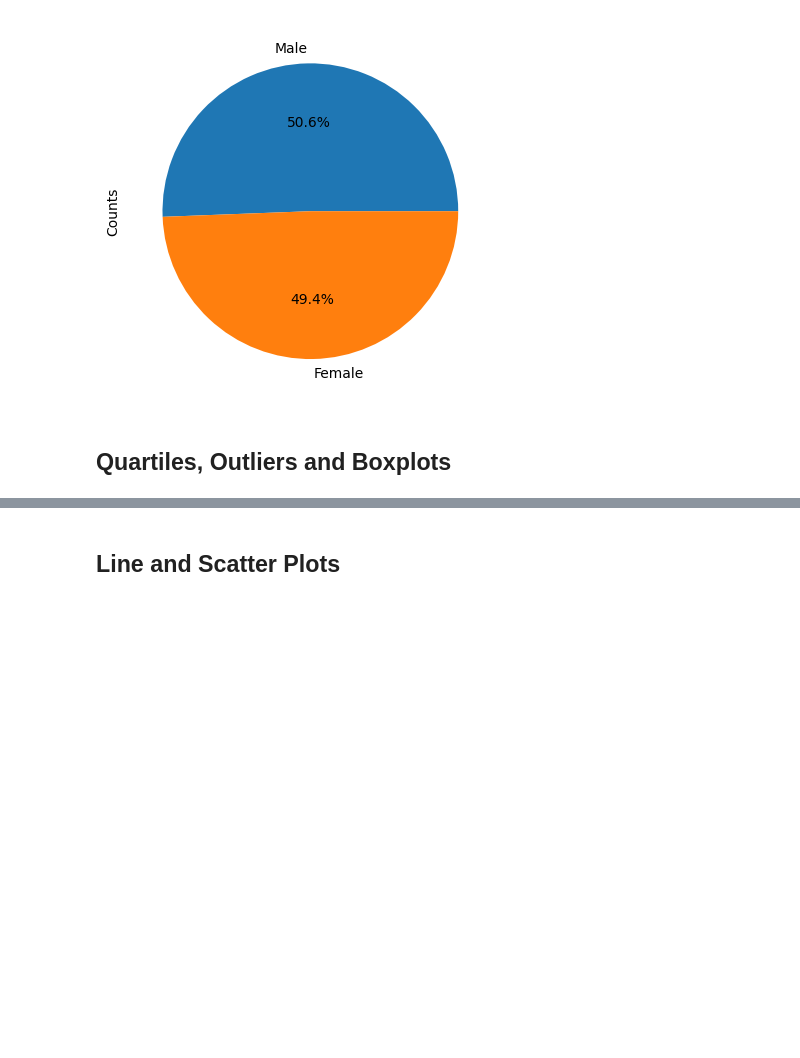
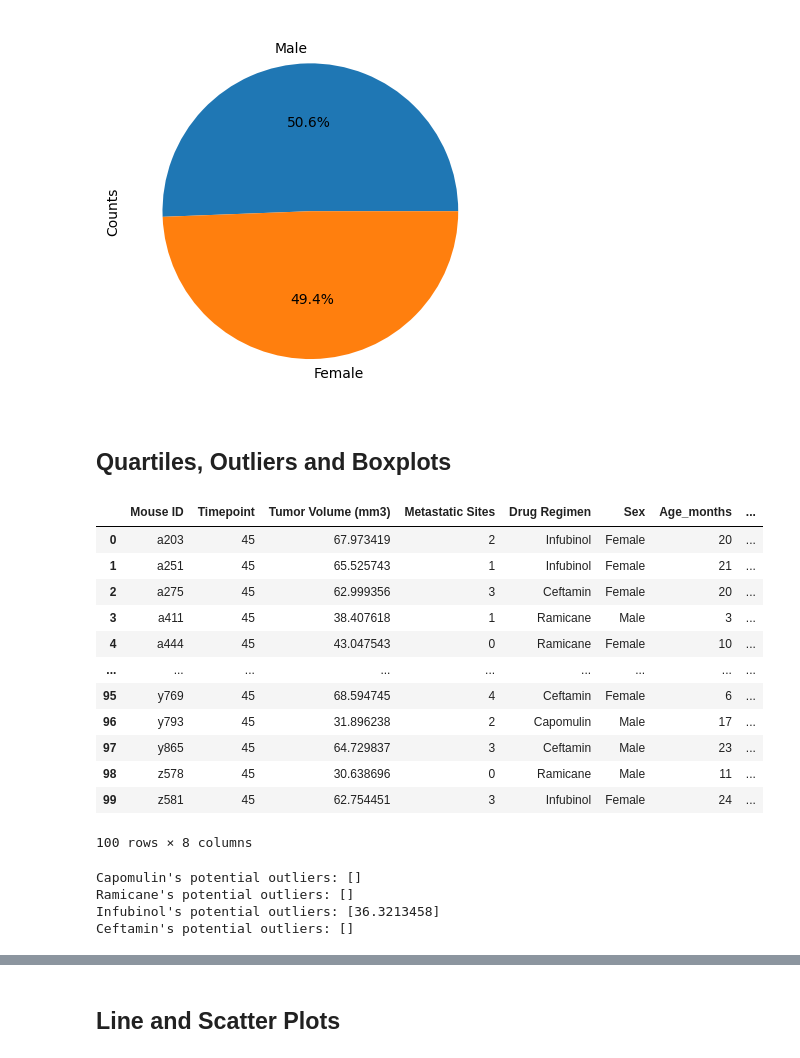
Before and after one commit to PratishthaTheeng/datavisualization-challenge, a Jupyter notebook: pymaceuticals/pymaceuticals_starter.ipynb, the cells around one changed output, grey strips where cells are left out. Cells and saved outputs as stored; diff of their text form; code cells hidden in the pictures; blank space fills up the shorter version.

```diff
--- a/pymaceuticals/pymaceuticals_starter.ipynb
+++ b/pymaceuticals/pymaceuticals_starter.ipynb
@@ -203,28 +203,62 @@ plt.show()
 # %%
 # Calculate the final tumor volume of each mouse across four of the treatment regimens:
 # Capomulin, Ramicane, Infubinol, and Ceftamin
 regimens = ["Capomulin", "Ramicane", "Infubinol", "Ceftamin"]
-
+mouse_df = mouse_data_complete[mouse_data_complete['Drug Regimen'].isin(regimens)]
 # Start by getting the last (greatest) timepoint for each mouse
-
-
+last_timepoint = mouse_df.groupby("Mouse ID")['Timepoint'].max().reset_index()
 # Merge this group df with the original DataFrame to get the tumor volume at the last timepoint
+final_df = last_timepoint.merge(mouse_df, on=["Mouse ID","Timepoint"],how="left")
+final_df
+# %% [output]
+|  | Mouse ID | Timepoint | Tumor Volume (mm3) | Metastatic Sites | Drug Regimen | Sex | Age_months | ... |
+| 0 | a203 | 45 | 67.973419 | 2 | Infubinol | Female | 20 | ... |
+| 1 | a251 | 45 | 65.525743 | 1 | Infubinol | Female | 21 | ... |
+| 2 | a275 | 45 | 62.999356 | 3 | Ceftamin | Female | 20 | ... |
+| 3 | a411 | 45 | 38.407618 | 1 | Ramicane | Male | 3 | ... |
+| 4 | a444 | 45 | 43.047543 | 0 | Ramicane | Female | 10 | ... |
+| ... | ... | ... | ... | ... | ... | ... | ... | ... |
+| 95 | y769 | 45 | 68.594745 | 4 | Ceftamin | Female | 6 | ... |
+| 96 | y793 | 45 | 31.896238 | 2 | Capomulin | Male | 17 | ... |
+| 97 | y865 | 45 | 64.729837 | 3 | Ceftamin | Male | 23 | ... |
+| 98 | z578 | 45 | 30.638696 | 0 | Ramicane | Male | 11 | ... |
+| 99 | z581 | 45 | 62.754451 | 3 | Infubinol | Female | 24 | ... |
+100 rows × 8 columns
 # %%
 # Put treatments into a list for for loop (and later for plot labels)
+treatments = ["Capomulin", "Ramicane", "Infubinol", "Ceftamin"]
 
 
 # Create empty list to fill with tumor vol data (for plotting)
+tumor_vol_data = []
 
 
 # Calculate the IQR and quantitatively determine if there are any potential outliers.
-
+for treatment in treatments:
 
     # Locate the rows which contain mice on each drug and get the tumor volumes
+    tumor_volume = final_df.loc[final_df["Drug Regimen"]==treatment]["Tumor Volume (mm3)"]
 
 
     # add subset
+    tumor_vol_data.append(tumor_volume)
 
 
     # Determine outliers using upper and lower bounds
+    quartiles = tumor_volume.quantile([.25,.5,.75])
+    iqr = quartiles[.75] - quartiles[.25]
+    lower_bound = quartiles[.25]-(1.5*iqr)
+    upper_bound = quartiles[.75]+(1.5*iqr)
+    outliers = []
+    for value in tumor_volume:
+        if value<lower_bound or value>upper_bound:
+            outliers.append(value)
+
+    print(f"{treatment}'s potential outliers: {outliers}")
+# %% [output]
+Capomulin's potential outliers: []
+Ramicane's potential outliers: []
+Infubinol's potential outliers: [36.3213458]
+Ceftamin's potential outliers: []
 # %%
 # Generate a box plot that shows the distribution of the tumor volume for each treatment group.
```
Also changed, not shown: parts of 3 cells of this notebook.
